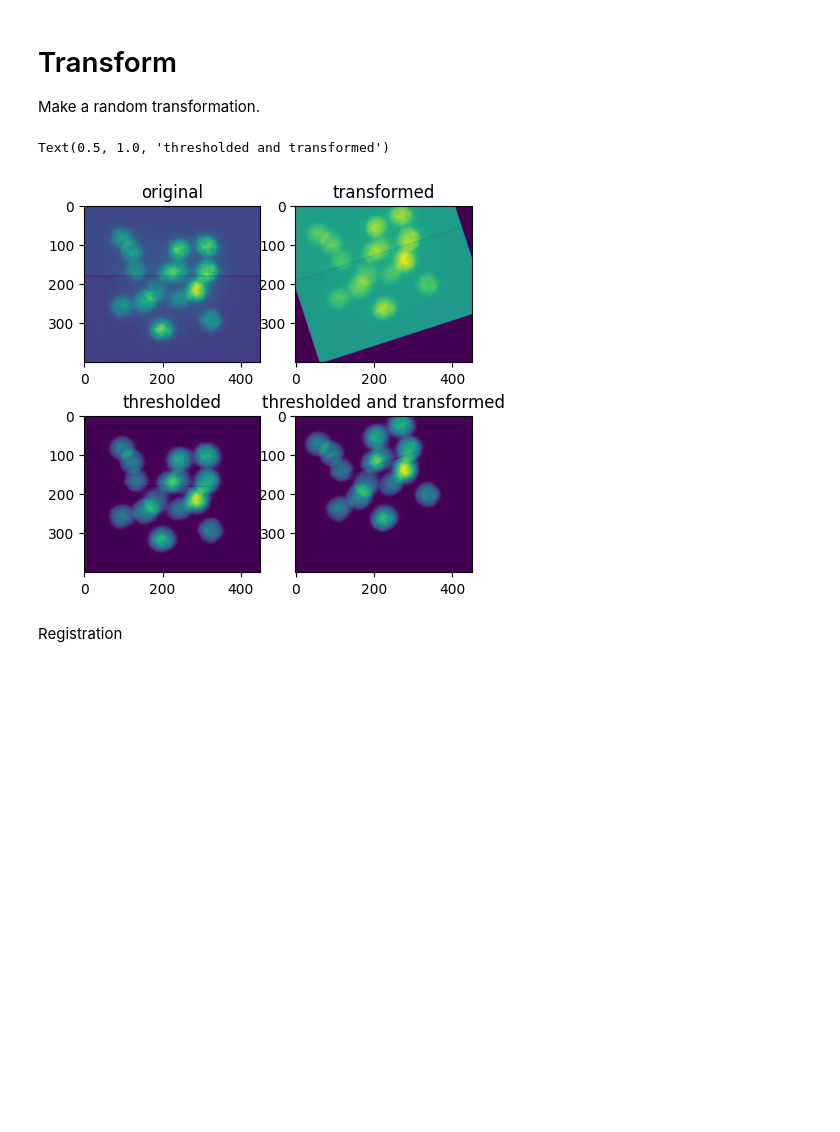
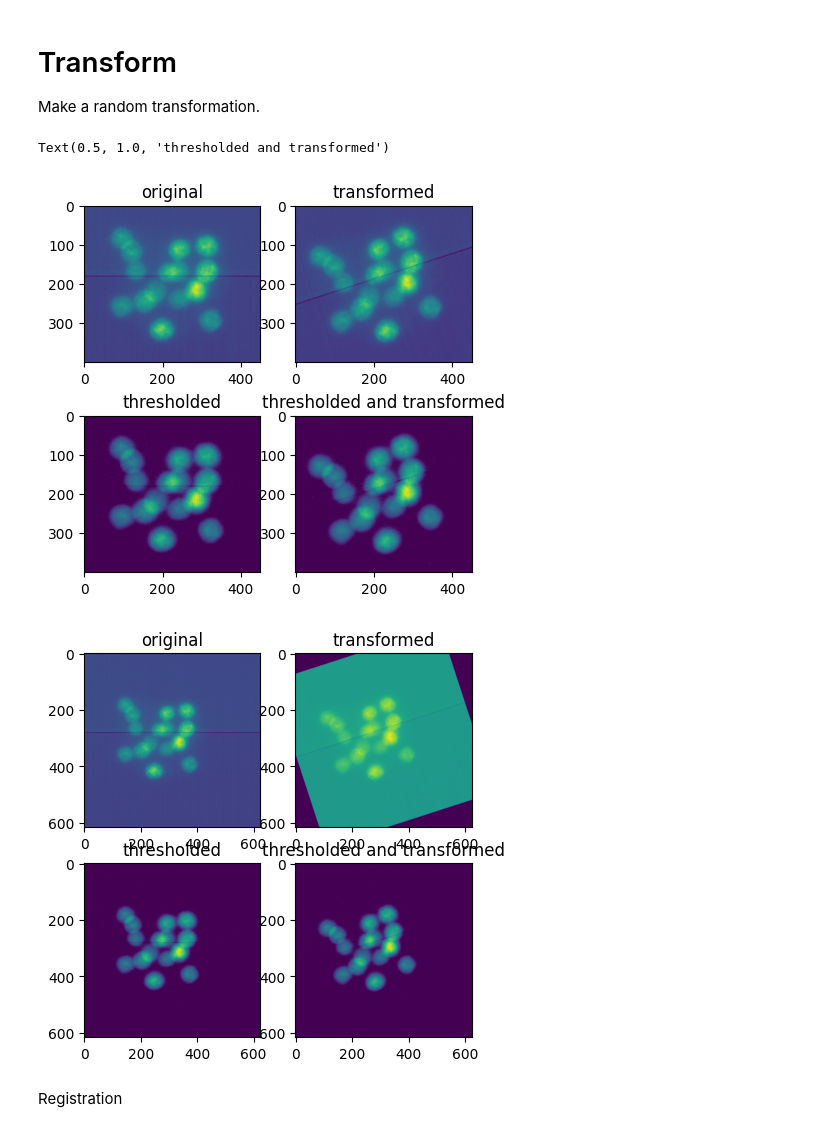
Before and after one commit to dsb-lab/registration_sitk, a Jupyter notebook: sitk_proof_of_concept.ipynb, the cells around one changed output. Saved outputs shown, nothing was run; the diff lists cells and outputs as text; code cells hidden in the pictures; blank space fills up the shorter version.

```diff
--- a/sitk_proof_of_concept.ipynb
+++ b/sitk_proof_of_concept.ipynb
@@ -79,8 +74,13 @@ TIFFReadDirectory: Warning, Unknown field with tag 50839 (0xc697) encountered.
 # %%
-image_3D_thresholded = file_reader.Execute()
+arr = sitk.GetArrayFromImage(image_3D_original)
+print
+image_3D_thresholded = sitk.GetImageFromArray(arr[zlims[0]:zlims[1], ylims[0]:ylims[1], xlims[0]:xlims[1]])
 image_3D_thresholded.CopyInformation(image_3D) #use sampe parameters as the original figure
+image_3D_thresholded[image_3D<70] = 0
 
-image_3D_thresholded[image_3D<70] = 0
+image_3D_original_thresholded = sitk.ReadImage(name_file, sitk.sitkFloat32)
+image_3D_original_thresholded.CopyInformation(image_3D_original)
+image_3D_original_thresholded[image_3D_original<70] = 0
 # %% [output]
 TIFFReadDirectory: Warning, Unknown field with tag 50838 (0xc696) encountered.
 TIFFReadDirectory: Warning, Unknown field with tag 50839 (0xc697) encountered.
@@ -101,31 +107,52 @@ Make a random transformation.
 # %%
 rot_ax= (0,0,1)
 rot_angle = 0.1*np.pi
-trans = [0,50,0]
+trans = [0,10,0]
 
+img_center = (image_3D_original_thresholded.GetHeight()/2,image_3D_original_thresholded.GetWidth()/2,image_3D_original_thresholded.GetDepth()/2)
 #Rotation
-transform = sitk.VersorTransform(rot_ax,rot_angle,(image_3D_thresholded.GetHeight()/2,image_3D_thresholded.GetWidth()/2,image_3D_thresholded.GetDepth()/2))
+transform = sitk.VersorTransform(rot_ax,rot_angle, img_center)
 #Translation
 transform2 = sitk.TranslationTransform(3,trans)
 #Put together
 transform_total = sitk.CompositeTransform([transform,transform2])
 #Create image
-image_3D_transformed = sitk.Resample(image_3D,transform_total)
-image_3D_thresholded_transformed = sitk.Resample(image_3D_thresholded,transform_total)
+
+image_3D_original_transformed = sitk.Resample(image_3D_original, transform_total)
+image_3D_original_thresholded_transformed = sitk.Resample(image_3D_original_thresholded, transform_total)
+
+arr = sitk.GetArrayFromImage(image_3D_original_transformed)
+image_3D_transformed = sitk.GetImageFromArray(arr[zlims[0]:zlims[1], ylims[0]:ylims[1], xlims[0]:xlims[1]])
+
+arr = sitk.GetArrayFromImage(image_3D_original_thresholded_transformed)
+image_3D_thresholded_transformed = sitk.GetImageFromArray(arr[zlims[0]:zlims[1], ylims[0]:ylims[1], xlims[0]:xlims[1]])
 # %%
 fig,ax = plt.subplots(2,2,figsize=(5,5))
 
 ax[0,0].imshow(sitk.GetArrayFromImage(image_3D).sum(axis=0))
 ax[0,0].set_title("original")
 ax[0,1].imshow(sitk.GetArrayFromImage(image_3D_transformed).sum(axis=0))
 ax[0,1].set_title("transformed")
 ax[1,0].imshow(sitk.GetArrayFromImage(image_3D_thresholded).sum(axis=0))
 ax[1,0].set_title("thresholded")
 ax[1,1].imshow(sitk.GetArrayFromImage(image_3D_thresholded_transformed).sum(axis=0))
 ax[1,1].set_title("thresholded and transformed")
+
+
+fig,ax = plt.subplots(2,2,figsize=(5,5))
+
+ax[0,0].imshow(sitk.GetArrayFromImage(image_3D_original).sum(axis=0))
+ax[0,0].set_title("original")
+ax[0,1].imshow(sitk.GetArrayFromImage(image_3D_original_transformed).sum(axis=0))
+ax[0,1].set_title("transformed")
+ax[1,0].imshow(sitk.GetArrayFromImage(image_3D_original_thresholded).sum(axis=0))
+ax[1,0].set_title("thresholded")
+ax[1,1].imshow(sitk.GetArrayFromImage(image_3D_original_thresholded_transformed).sum(axis=0))
+ax[1,1].set_title("thresholded and transformed")
 # %% [output]
 Text(0.5, 1.0, 'thresholded and transformed')
-[figure, old version]
+[figure, new version]
+[figure, added]
 # %% [markdown]
 Registration
 # %%
```
Also changed, not shown: parts of 10 cells of this notebook, 1 other file.
